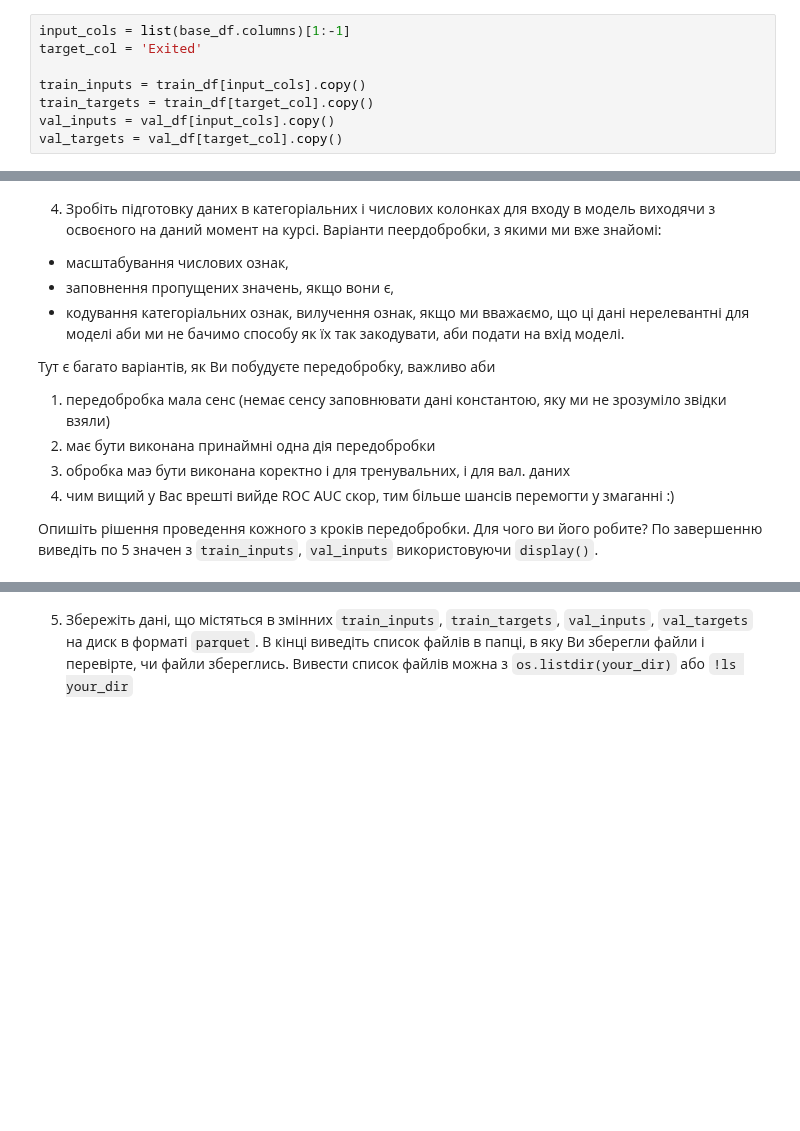
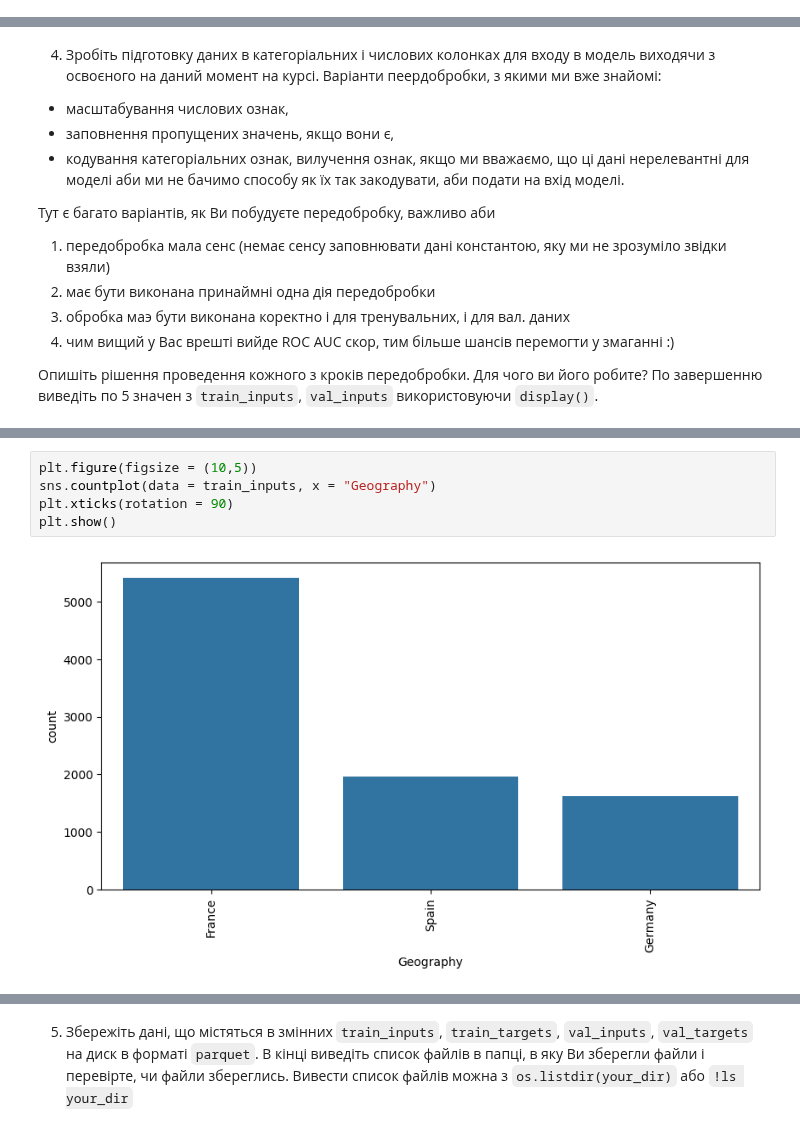
Before and after one commit to o-semenkova/ml_home_tasks, a Jupyter notebook: HW_2_2_Логістична_регресія_з_scikit_learn.ipynb, the cells around one changed output, grey strips where cells are left out. Cells and saved outputs as stored; diff of their text form; blank space fills up the shorter version.

```diff
--- a/HW_2_2_Логістична_регресія_з_scikit_learn.ipynb
+++ b/HW_2_2_Логістична_регресія_з_scikit_learn.ipynb
@@ -56,11 +60,3 @@ train_val_df, test_df = train_test_split(base_df, test_size=0.2, random_state=42
 train_df, val_df = train_test_split(train_val_df, test_size=0.25, random_state=42, stratify=train_val_df['Exited'])
 # %% [markdown]
 2. Визначіть назви колонок, які сформують вхідні незалежні дані, в змінній `input_cols` та назву колонки , яка є цільовою, в змінній `target_col`. Використовуючи `input_cols` та `target_col` створіть набори даних `train_inputs`, `train_targets`, `val_inputs`, `val_targets` - де `inputs` - вхідні дані (датафрейм), `targets` - дані цільової колонки відповідного піднабору.
-# %%
-input_cols = list(base_df.columns)[1:-1]
-target_col = 'Exited'
-
-train_inputs = train_df[input_cols].copy()
-train_targets = train_df[target_col].copy()
-val_inputs = val_df[input_cols].copy()
-val_targets = val_df[target_col].copy()
@@ -97,0 +152,7 @@ numeric_cols, categorical_cols
+# %%
+plt.figure(figsize = (10,5))
+sns.countplot(data = train_inputs, x = "Geography")
+plt.xticks(rotation = 90)
+plt.show()
+# %% [output]
+[figure, added]
```
Also changed, not shown: parts of 29 cells of this notebook.
